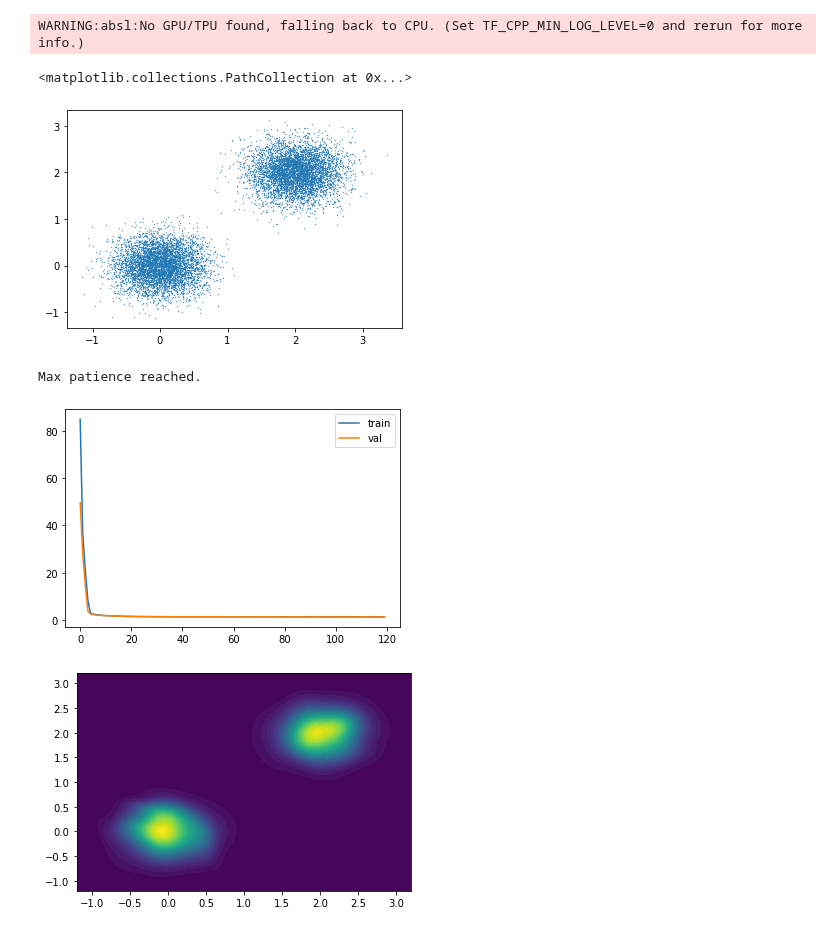
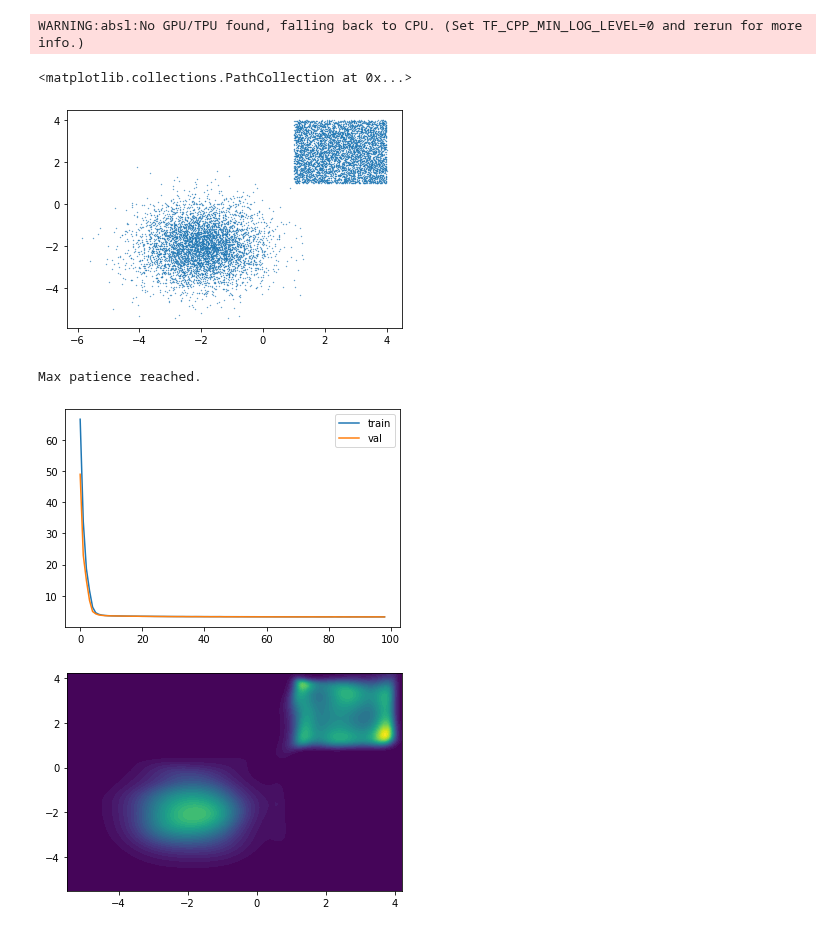
Before and after one commit to danielward27/flowjax, a Jupyter notebook: examples/bnaf.ipynb, the cells around one changed output. Saved outputs shown, nothing was run; the diff lists cells and outputs as text; code cells hidden in the pictures.

```diff
--- a/examples/bnaf.ipynb
+++ b/examples/bnaf.ipynb
@@ -12,18 +12,19 @@ key = random.PRNGKey(0)
 WARNING:absl:No GPU/TPU found, falling back to CPU. (Set TF_CPP_MIN_LOG_LEVEL=0 and rerun for more info.)
 # %%
 n = 10000
-key, subkey = random.split(key)
-x = random.normal(subkey, (n, 2))/3
-x = x.at[n//2:].set(x[n//2:] + 2)
+key, *subkeys = random.split(key, 3)
+x1 = random.normal(subkeys[0], (n//2, 2)) - 2
+x2 = random.uniform(subkeys[1], (n//2, 2))*3 + 1
+x = jnp.row_stack((x1, x2))
 plt.scatter(x[:, 0], x[:, 1], s=0.1)
 # %% [output]
 <matplotlib.collections.PathCollection at 0x...>
-[figure, old version]
+[figure, new version]
 # %%
 key, subkey = random.split(key)
-flow = BlockNeuralAutoregressiveFlow(key, 2, block_size=(8,8))
+flow = BlockNeuralAutoregressiveFlow(key, 2, nn_layers=3, block_size=(5,5))
 key, subkey = random.split(key)
-flow, _ = train_flow(subkey, flow, x, learning_rate=0.008, max_epochs=200, max_patience=30)
+flow, _ = train_flow(subkey, flow, x, learning_rate=0.005, max_epochs=200, max_patience=10)
 # %% [output]
 Max patience reached.
 # %%
@@ -32,18 +33,18 @@ for k, v in _.items():
 plt.legend()
 plt.show()
 # %% [output]
-[figure, old version]
+[figure, new version]
 # %%
 resolution = 200
-xline = jnp.linspace(-1.2, 3.2, resolution)
-yline = jnp.linspace(-1.2, 3.2, resolution)
+xline = jnp.linspace(-5.5, 4.2, resolution)
+yline = jnp.linspace(-5.5, 4.2, resolution)
 xgrid, ygrid = jnp.meshgrid(xline, yline)
 xyinput = jnp.column_stack((xgrid.reshape(-1, 1), ygrid.reshape(-1, 1)))
 zgrid = jnp.exp(flow.log_prob(xyinput).reshape(resolution, resolution))
 
 import numpy as onp
 grids = [onp.array(g) for g in [xgrid, ygrid, zgrid]]
 plt.contourf(*grids, levels=40)
 plt.show()
 # %% [output]
-[figure, old version]
+[figure, new version]
```
Also changed, not shown: 4 other files.
